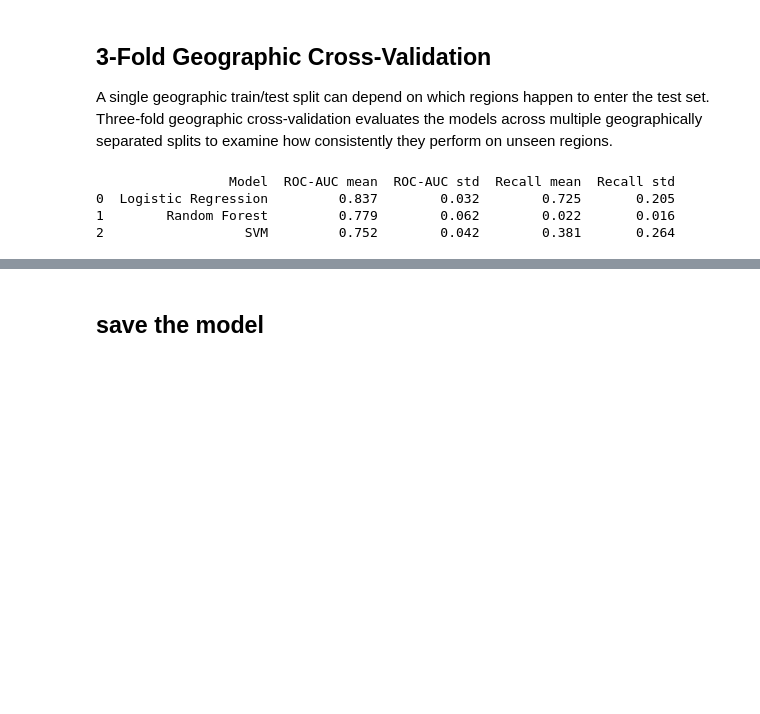
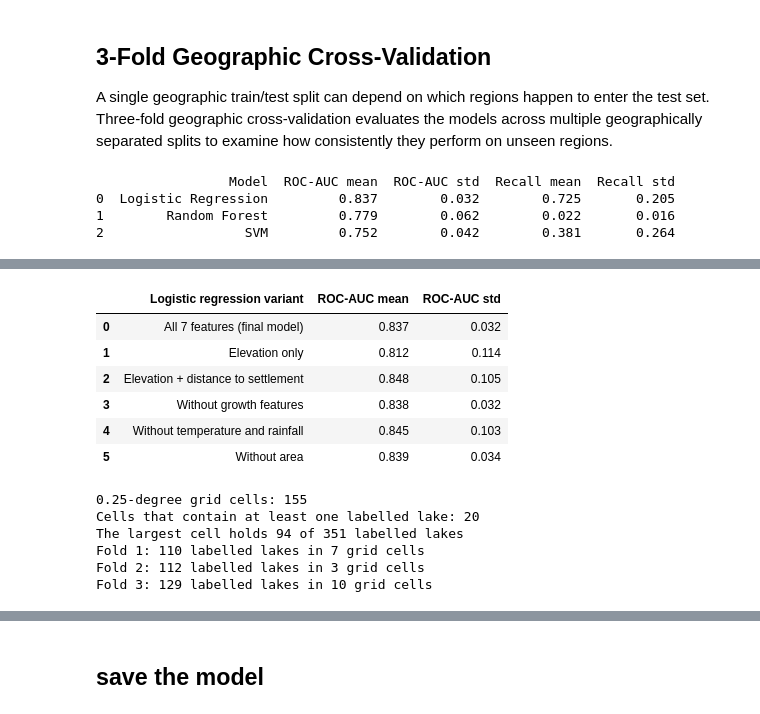
Before and after one commit to iqraamin054-code/GLOFGuard, a Jupyter notebook: notebooks/06_model_training.ipynb, the cells around one changed output, grey strips where cells are left out. Cells and saved outputs as stored; diff of their text form; code cells hidden in the pictures; blank space fills up the shorter version.

```diff
--- a/notebooks/06_model_training.ipynb
+++ b/notebooks/06_model_training.ipynb
@@ -659,0 +670,55 @@ print(cv_results.round(3))
+# %%
+# 1) Baselines and feature removal, same 3 geographic folds as the cross-validation above
+folds = list(StratifiedGroupKFold(n_splits=3, shuffle=True, random_state=42)
+             .split(X_all, y_all, groups=groups_all))
+
+def lr_pipeline():
+    return make_pipeline(SimpleImputer(strategy='median'), StandardScaler(),
+                         LogisticRegression(class_weight='balanced', max_iter=1000, random_state=42))
+
+def cv_auc(cols):
+    aucs = []
+    for tr, te in folds:
+        m = lr_pipeline().fit(X_all.iloc[tr][cols], y_all.iloc[tr])
+        aucs.append(roc_auc_score(y_all.iloc[te], m.predict_proba(X_all.iloc[te][cols])[:, 1]))
+    return np.mean(aucs), np.std(aucs)
+
+growth_cols = ['annual_area_change_km2_per_year', 'growth_data_available']
+variants = {
+    'All 7 features (final model)':        feature_cols,
+    'Elevation only':                      ['elevation'],
+    'Elevation + distance to settlement':  ['elevation', 'distance_to_nearest_settlement_km'],
+    'Without growth features':             [c for c in feature_cols if c not in growth_cols],
+    'Without temperature and rainfall':    [c for c in feature_cols if c not in ('temperature', 'rainfall')],
+    'Without area':                        [c for c in feature_cols if c != 'area'],
+}
+rows = []
+for name, cols in variants.items():
+    mean_auc, std_auc = cv_auc(cols)
+    rows.append({'Logistic regression variant': name, 'ROC-AUC mean': mean_auc, 'ROC-AUC std': std_auc})
+pd.DataFrame(rows).round(3)
+# %% [output]
+|  | Logistic regression variant | ROC-AUC mean | ROC-AUC std |
+| 0 | All 7 features (final model) | 0.837 | 0.032 |
+| 1 | Elevation only | 0.812 | 0.114 |
+| 2 | Elevation + distance to settlement | 0.848 | 0.105 |
+| 3 | Without growth features | 0.838 | 0.032 |
+| 4 | Without temperature and rainfall | 0.845 | 0.103 |
+| 5 | Without area | 0.839 | 0.034 |
+# %%
+# 2) How many independent regions does the evaluation contain?
+per_cell = df.groupby('geo_group')['label'].sum().sort_values(ascending=False)
+print('0.25-degree grid cells:', df['geo_group'].nunique())
+print('Cells that contain at least one labelled lake:', int((per_cell > 0).sum()))
+print('The largest cell holds', int(per_cell.iloc[0]), 'of', int(df['label'].sum()), 'labelled lakes')
+for k, (tr, te) in enumerate(folds, 1):
+    part = df.iloc[te]
+    print(f"Fold {k}: {int(part['label'].sum())} labelled lakes in "
+          f"{int((part.groupby('geo_group')['label'].sum() > 0).sum())} grid cells")
+# %% [output]
+0.25-degree grid cells: 155
+Cells that contain at least one labelled lake: 20
+The largest cell holds 94 of 351 labelled lakes
+Fold 1: 110 labelled lakes in 7 grid cells
+Fold 2: 112 labelled lakes in 3 grid cells
+Fold 3: 129 labelled lakes in 10 grid cells
```
Also changed, not shown: parts of 13 cells of this notebook, 2 other files.
